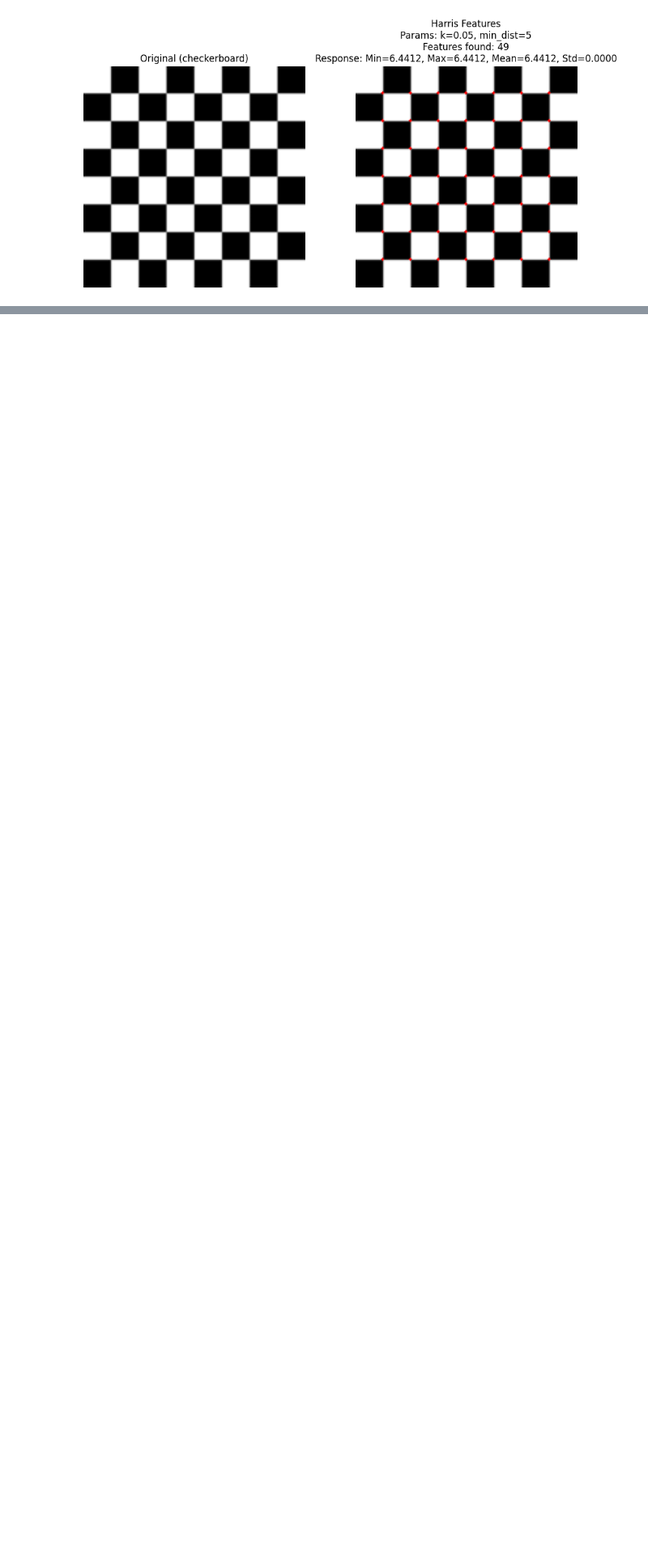
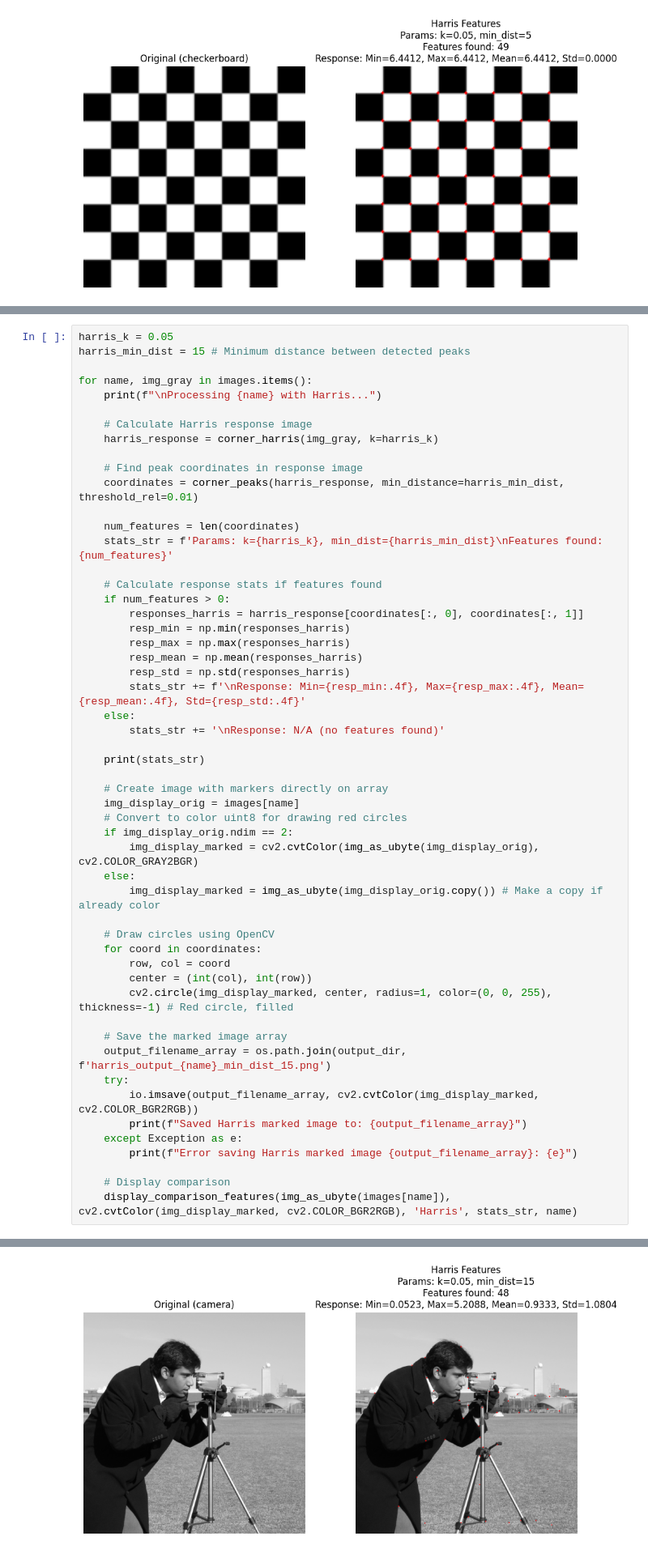
Before and after one commit to Zechtro/StevenTjhia_13522103_IF5152_TugasIndividuCV, a Jupyter notebook: 03_featurepoints/03_featurepoints_standard.ipynb, the cells around one changed output, grey strips where cells are left out. Shown at 81% size. Saved outputs shown, nothing was run; the diff lists cells and outputs as text; blank space fills up the shorter version.

```diff
--- a/03_featurepoints/03_featurepoints_standard.ipynb
+++ b/03_featurepoints/03_featurepoints_standard.ipynb
@@ -163,0 +182,54 @@ Saved Harris marked image to: output\harris_output_checkerboard.png
+# %%
+harris_k = 0.05
+harris_min_dist = 15 # Minimum distance between detected peaks
+
+for name, img_gray in images.items():
+    print(f"\nProcessing {name} with Harris...")
+
+    # Calculate Harris response image
+    harris_response = corner_harris(img_gray, k=harris_k)
+
+    # Find peak coordinates in response image
+    coordinates = corner_peaks(harris_response, min_distance=harris_min_dist, threshold_rel=0.01)
+
+    num_features = len(coordinates)
+    stats_str = f'Params: k={harris_k}, min_dist={harris_min_dist}\nFeatures found: {num_features}'
+
+    # Calculate response stats if features found
+    if num_features > 0:
+        responses_harris = harris_response[coordinates[:, 0], coordinates[:, 1]]
+        resp_min = np.min(responses_harris)
+        resp_max = np.max(responses_harris)
+        resp_mean = np.mean(responses_harris)
+        resp_std = np.std(responses_harris)
+        stats_str += f'\nResponse: Min={resp_min:.4f}, Max={resp_max:.4f}, Mean={resp_mean:.4f}, Std={resp_std:.4f}'
+    else:
+        stats_str += '\nResponse: N/A (no features found)'
+
+    print(stats_str)
+
+    # Create image with markers directly on array
+    img_display_orig = images[name]
+    # Convert to color uint8 for drawing red circles
+    if img_display_orig.ndim == 2:
+        img_display_marked = cv2.cvtColor(img_as_ubyte(img_display_orig), cv2.COLOR_GRAY2BGR)
+    else:
+        img_display_marked = img_as_ubyte(img_display_orig.copy()) # Make a copy if already color
+
+    # Draw circles using OpenCV
+    for coord in coordinates:
+        row, col = coord
+        center = (int(col), int(row))
+        cv2.circle(img_display_marked, center, radius=1, color=(0, 0, 255), thickness=-1) # Red circle, filled
+
+    # Save the marked image array
+    output_filename_array = os.path.join(output_dir, f'harris_output_{name}_min_dist_15.png')
+    try:
+        io.imsave(output_filename_array, cv2.cvtColor(img_display_marked, cv2.COLOR_BGR2RGB))
+        print(f"Saved Harris marked image to: {output_filename_array}")
+    except Exception as e:
+        print(f"Error saving Harris marked image {output_filename_array}: {e}")
+
+    # Display comparison
+    display_comparison_features(img_as_ubyte(images[name]), cv2.cvtColor(img_display_marked, cv2.COLOR_BGR2RGB), 'Harris', stats_str, name)
+# %% [output]
@@ -163,0 +241 @@ Saved Harris marked image to: output\harris_output_checkerboard.png
+[figure, added]
```
Also changed, not shown: parts of 3 cells of this notebook, 5 other files.
